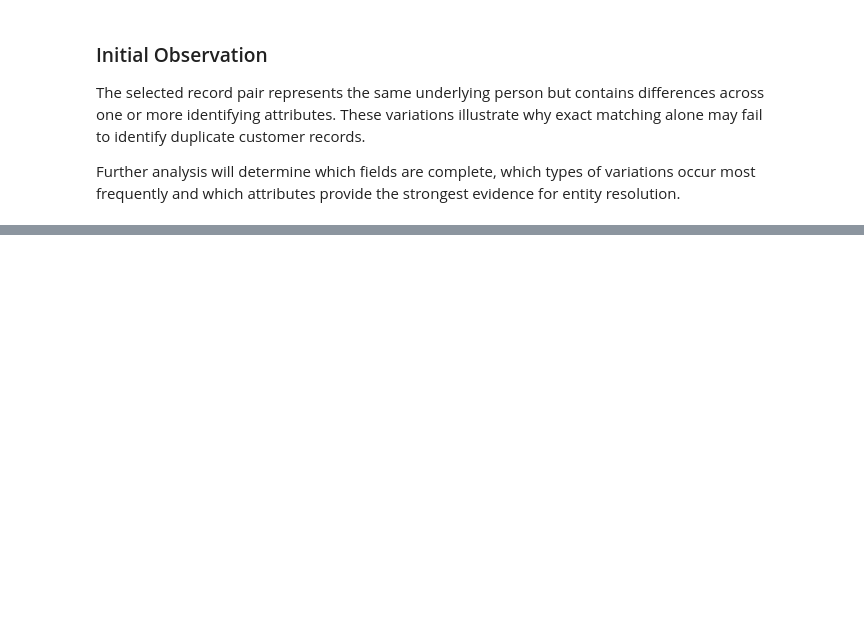
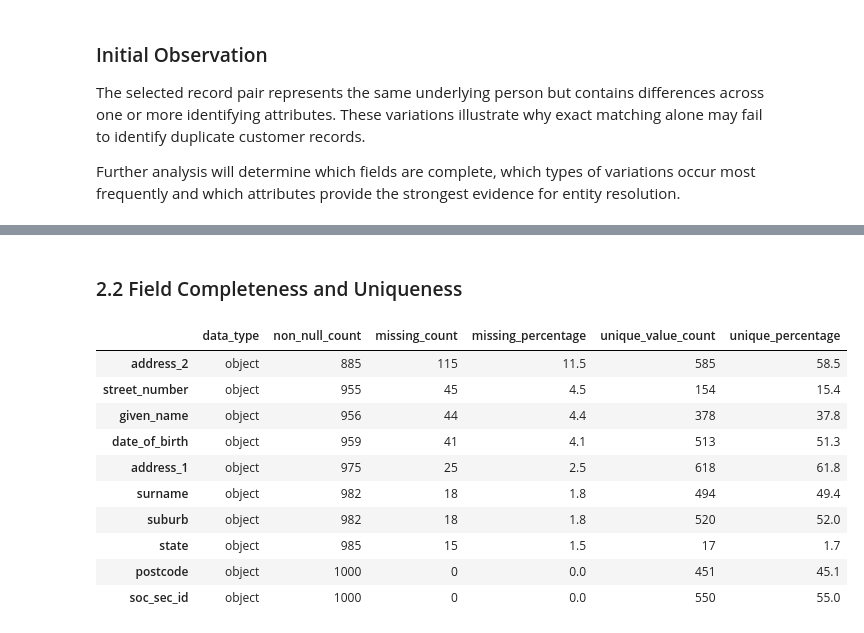
Before and after one commit to WaleBalogunK/Repository-name-entity-resolution-golden-record-lab, a Jupyter notebook: notebooks/01_data_acquisition_and_initial_audit.ipynb, the cells around one changed output, grey strips where cells are left out. Saved outputs shown, nothing was run; the diff lists cells and outputs as text; code cells hidden in the pictures; blank space fills up the shorter version.

```diff
--- a/notebooks/01_data_acquisition_and_initial_audit.ipynb
+++ b/notebooks/01_data_acquisition_and_initial_audit.ipynb
@@ -171,0 +208,36 @@ Further analysis will determine which fields are complete, which types of variat
+# %% [markdown]
+### 2.2 Field Completeness and Uniqueness
+# %%
+data_quality_summary = pd.DataFrame({
+    "data_type": febrl_records.dtypes.astype(str),
+    "non_null_count": febrl_records.notna().sum(),
+    "missing_count": febrl_records.isna().sum(),
+    "missing_percentage": (
+        febrl_records.isna().mean() * 100
+    ).round(2),
+    "unique_value_count": febrl_records.nunique(dropna=True),
+    "unique_percentage": (
+        febrl_records.nunique(dropna=True)
+        .div(len(febrl_records))
+        .mul(100)
+    ).round(2)
+})
+
+data_quality_summary = data_quality_summary.sort_values(
+    by="missing_percentage",
+    ascending=False
+)
+
+data_quality_summary
+# %% [output]
+|  | data_type | non_null_count | missing_count | missing_percentage | unique_value_count | unique_percentage |
+| address_2 | object | 885 | 115 | 11.5 | 585 | 58.5 |
+| street_number | object | 955 | 45 | 4.5 | 154 | 15.4 |
+| given_name | object | 956 | 44 | 4.4 | 378 | 37.8 |
+| date_of_birth | object | 959 | 41 | 4.1 | 513 | 51.3 |
+| address_1 | object | 975 | 25 | 2.5 | 618 | 61.8 |
+| surname | object | 982 | 18 | 1.8 | 494 | 49.4 |
+| suburb | object | 982 | 18 | 1.8 | 520 | 52.0 |
+| state | object | 985 | 15 | 1.5 | 17 | 1.7 |
+| postcode | object | 1000 | 0 | 0.0 | 451 | 45.1 |
+| soc_sec_id | object | 1000 | 0 | 0.0 | 550 | 55.0 |
```
Also changed, not shown: parts of 13 cells of this notebook.
